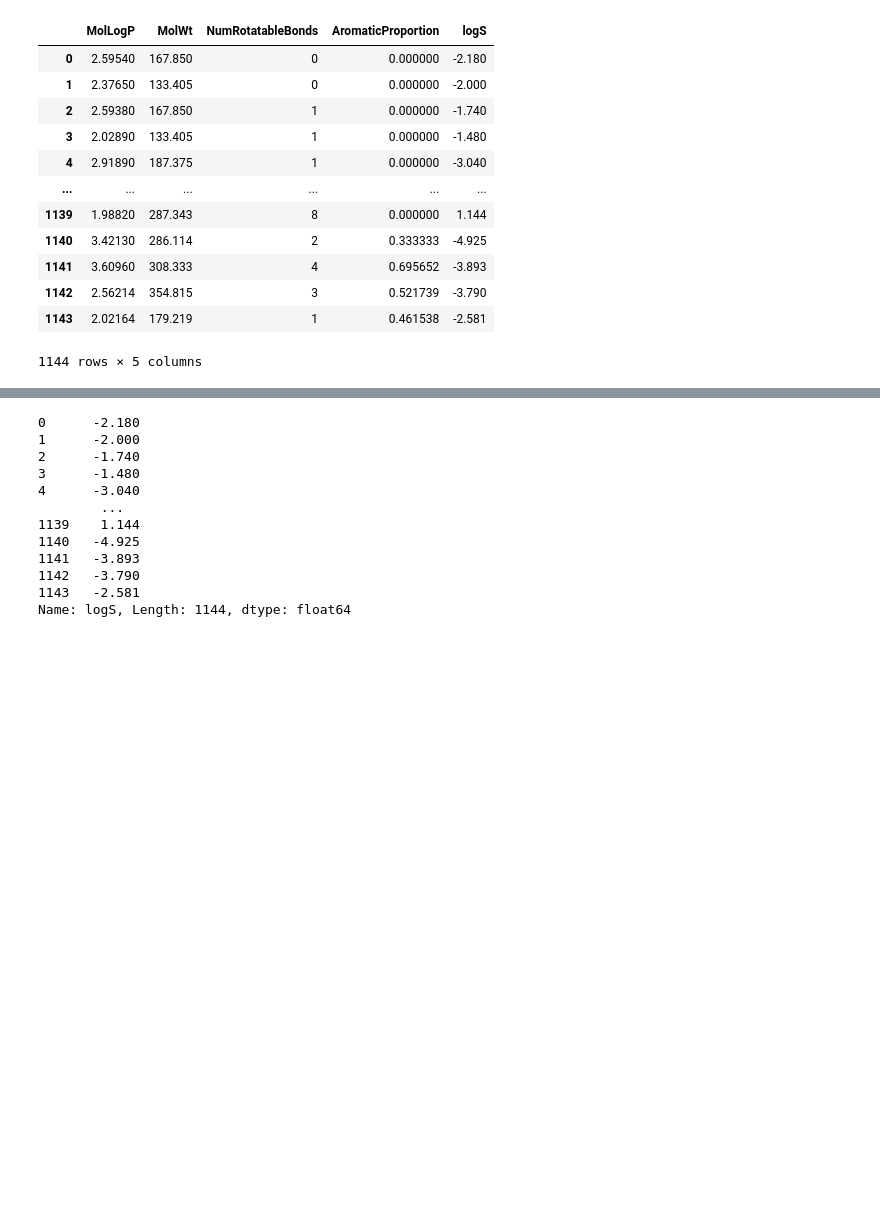
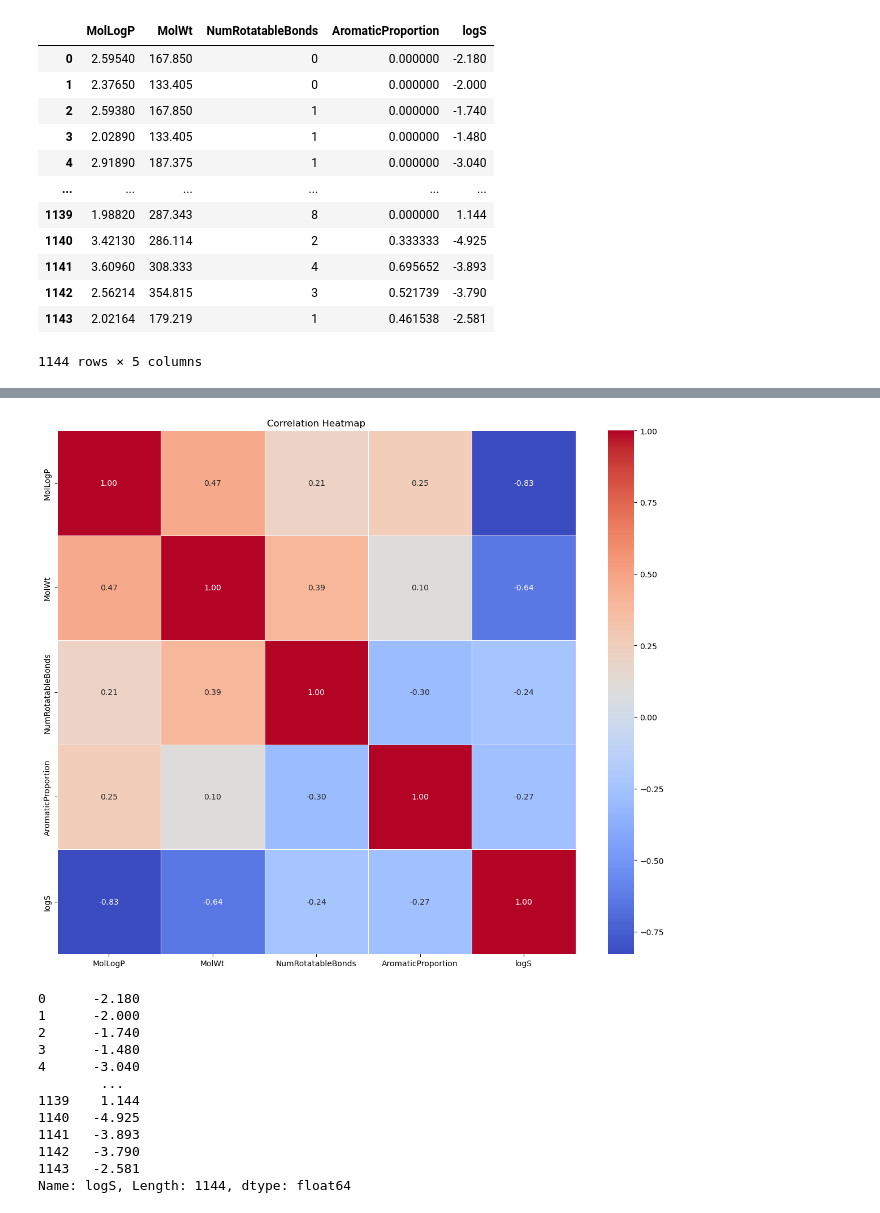
Before and after one commit to Mahniba/Practice_model_building, a Jupyter notebook: First Model.ipynb, the cells around one changed output, grey strips where cells are left out. Cells and saved outputs as stored; diff of their text form; code cells hidden in the pictures; blank space fills up the shorter version.

```diff
--- a/First Model.ipynb
+++ b/First Model.ipynb
@@ -20,3 +29,14 @@ df
+# %%
+#correlation heatmap
+import seaborn as sns
+plt.figure(figsize=(12, 10))
+correlation_matrix = df.select_dtypes(include=[np.number]).corr()
+sns.heatmap(correlation_matrix, annot=True, cmap='coolwarm', fmt='.2f', linewidths=0.5)
+plt.title('Correlation Heatmap')
+plt.tight_layout()
+plt.show()
+# %% [output]
+[figure, added]
 # %%
 #data seperation
 # %%
```
Also changed, not shown: parts of 1 cell of this notebook.
